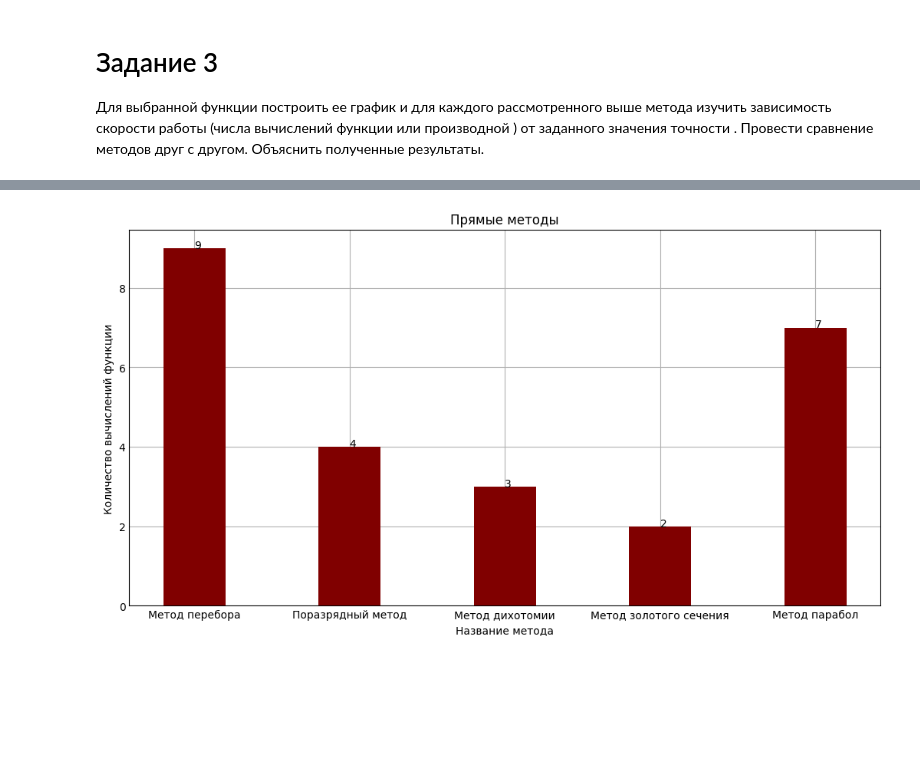
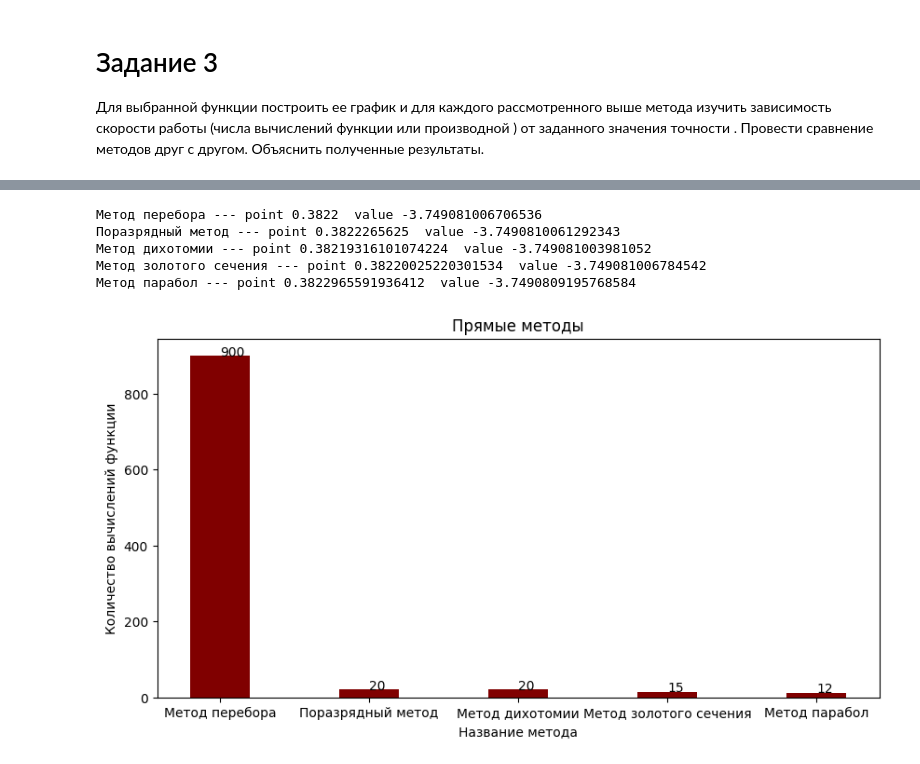
Before and after one commit to niceguy135/optimization_labs, a Jupyter notebook: Lab1.ipynb, the cells around one changed output, grey strips where cells are left out. Drawn from its saved outputs; the diff is of its cells as text; code cells hidden in the pictures; blank space fills up the shorter version.

Commit message:
починил прямые методы

```diff
--- a/Lab1.ipynb
+++ b/Lab1.ipynb
@@ -164,7 +168,7 @@ def golden_submethod(func, a, b) -> tuple[int, int, int, int]:
             a = x1
             x1 = x2
             f1 = f2
-            x2 = b - tau*(b - a)
+            x2 = a + tau*(b - a)
             f2 = func(x2)
 
         f_a, f_b = func(a), func(b)
@@ -187,27 +191,40 @@ def parabol_method(func, a, b, eps):
 
     x_mid = 0
     last_x_mid = float('inf')
+
+    f1, f2, f3 = map(func, [x1, x2, x3])
+    compute_number += 3
     while True:
 
-        f1, f2, f3 = [func(x) for x in [x1, x2, x3]]
-        compute_number += 3
-
-        a1, a2 = (f2 - f1)/(x2 - x1), (1 / (x3 - x2))*((f3 - f1)/(x3 - x1) - (f2 - f1)/(x2 - x1))
+        a1, a2 = (f2 - f1)/(x2 - x1), ((f3 - f1)/(x3 - x1) - (f2 - f1)/(x2 - x1)) / (x3 - x2)
         x_mid = (x1 + x2 - a1 / a2) / 2
 
-        if abs(last_x_mid - x_mid) > eps:
+        if abs(last_x_mid - x_mid) < eps:
             break
 
         f_mid = func(x_mid)
+        compute_number += 1
 
-        if x1 < x_mid and x_mid < x2 and f_mid >= f2:
-            x1 = x_mid
-            f1 = f_mid
-        elif x2 < x_mid and x_mid < x3 and f_mid <= f2:
-            x1 = x2
-            f1 = f2
-            x2 = x_mid
-            f2 = f_mid
+        if x1 < x_mid and x_mid < x2:
+            if f_mid >= f2:
+                x1 = x_mid
+                f1 = f_mid
+            else:
+                x3 = x2
+                f3 = f2
+                x2 = x_mid
+                f2 = f_mid
+        elif x2 < x_mid and x_mid < x3:
+            if f_mid >= f2:
+                x3 = x_mid
+                f3 = f_mid
+            else:
+                x1 = x2
+                f1 = f2
+                x2 = x_mid
+                f2 = f_mid
+        else:
+            raise Exception("Something wrong...")
 
         last_x_mid = x_mid
 
@@ -383,32 +400,51 @@ plt.show()
+# %%
+research_eps = 10e-5
+
+data = {
+    "Метод перебора": iterate_method(lambdify(x, research_function), left_bound, right_bound, research_eps),
+    "Поразрядный метод": bitByBitSearch(lambdify(x, research_function), left_bound, right_bound, research_eps),
+    "Метод дихотомии": dichotomy_minimize(lambdify(x, research_function), left_bound, right_bound, research_eps),
+    "Метод золотого сечения": golden_section(lambdify(x, research_function), left_bound, right_bound, research_eps),
+    "Метод парабол": parabol_method(lambdify(x, research_function), left_bound, right_bound, research_eps),
+}
+
+for name, result in data.items():
+    print(f"{name} --- point {result[0]}  value {result[1]}")
+# %% [output]
+Метод перебора --- point 0.3822  value -3.749081006706536
+Поразрядный метод --- point 0.3822265625  value -3.7490810061292343
+Метод дихотомии --- point 0.38219316101074224  value -3.749081003981052
+Метод золотого сечения --- point 0.38220025220301534  value -3.749081006784542
+Метод парабол --- point 0.3822965591936412  value -3.7490809195768584
 # %%
-research_eps = 10e-2
+research_eps = 10e-4
 
 # creating the dataset
 data = {
     "Метод перебора": iterate_method(lambdify(x, research_function), left_bound, right_bound, research_eps)[2],
     "Поразрядный метод": bitByBitSearch(lambdify(x, research_function), left_bound, right_bound, research_eps)[2],
     "Метод дихотомии": dichotomy_minimize(lambdify(x, research_function), left_bound, right_bound, research_eps)[2],
     "Метод золотого сечения": golden_section(lambdify(x, research_function), left_bound, right_bound, research_eps)[2],
     "Метод парабол": parabol_method(lambdify(x, research_function), left_bound, right_bound, research_eps)[2],
 }
 method_name = list(data.keys())
 values = list(data.values())
 
 fig = plt.figure(figsize = (10, 5))
 
 # creating the bar plot
 plt.bar(method_name, values, color ='maroon',
         width = 0.4)
 
 for i in range(len(method_name)):
         plt.text(i,values[i],values[i])
 
 plt.xlabel("Название метода")
 plt.ylabel("Количество вычислений функции")
 plt.title("Прямые методы")
 plt.show()
 # %% [output]
-[figure, old version]
+[figure, new version]
 # %%
 research_eps = 10e-7
 
```
Also changed, not shown: parts of 6 cells of this notebook.
